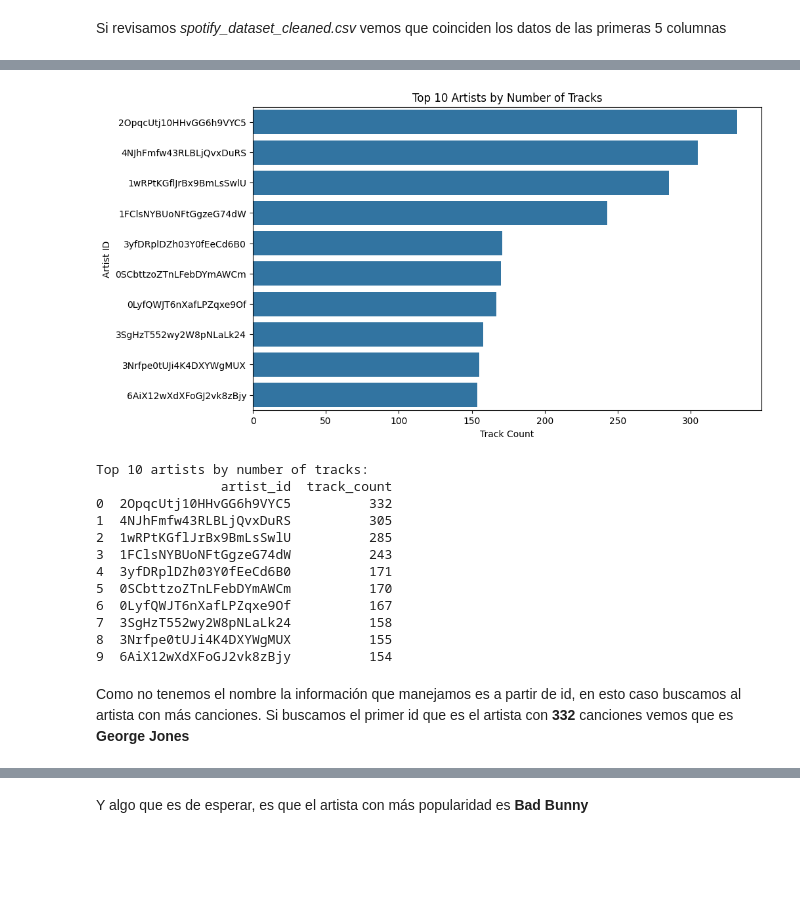
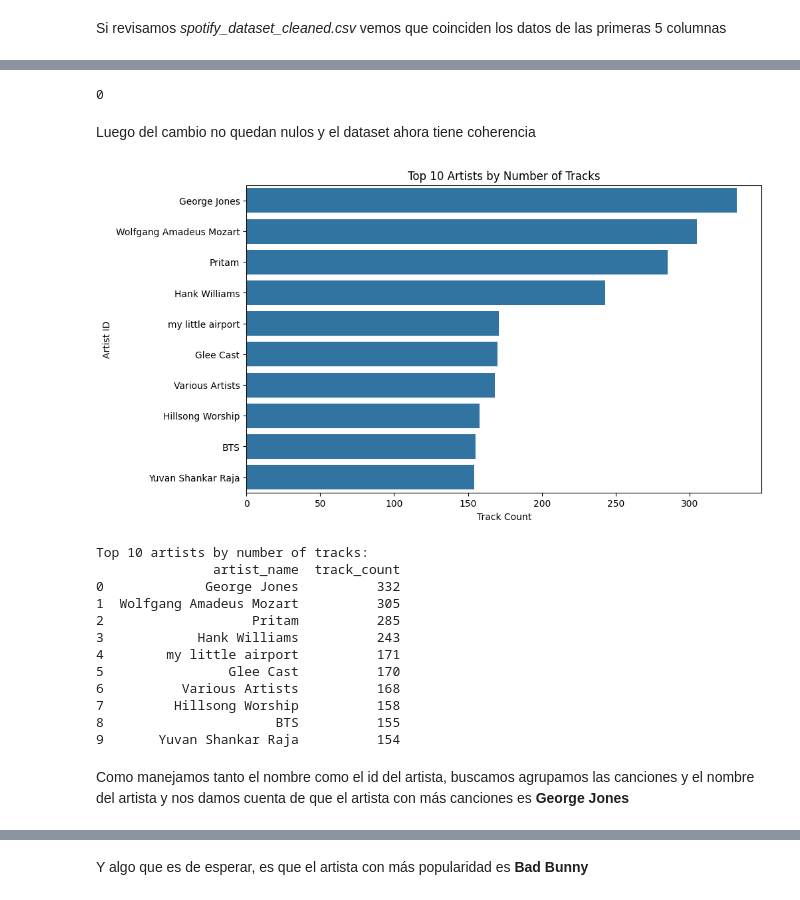
Before and after one commit to XGabrielEdwardsX/workshop_02, a Jupyter notebook: notebooks/api_spotify_003.ipynb, the cells around one changed output, grey strips where cells are left out. Drawn from its saved outputs; the diff is of its cells as text; code cells hidden in the pictures; blank space fills up the shorter version.

```diff
--- a/notebooks/api_spotify_003.ipynb
+++ b/notebooks/api_spotify_003.ipynb
@@ -228,28 +297,36 @@ No existen valores nulos debido a que como los datos fueron traidos a partir de
+# %%
+df['artist_name'] = df['artist_name'].fillna("Various Artists")
+# %%
+df['artist_name'].isna().sum()
+# %% [output]
+0
+# %% [markdown]
+Luego del cambio no quedan nulos y el dataset ahora tiene coherencia
 # %%
-top_tracks = df.groupby('artist_id')['track_id'].count().sort_values(ascending=False).head(10).reset_index(name='track_count')
+top_tracks = df.groupby('artist_name')['track_id'].count().sort_values(ascending=False).head(10).reset_index(name='track_count')
 
 plt.figure(figsize=(10, 6))
-sns.barplot(data=top_tracks, x='track_count', y='artist_id')
+sns.barplot(data=top_tracks, x='track_count', y='artist_name')
 plt.title('Top 10 Artists by Number of Tracks')
 plt.xlabel('Track Count')
 plt.ylabel('Artist ID')
 plt.show()
 
 print("Top 10 artists by number of tracks:")
-print(top_tracks[['artist_id', 'track_count']])
+print(top_tracks[['artist_name', 'track_count']])
 # %% [output]
-[figure, old version]
+[figure, new version]
 Top 10 artists by number of tracks:
-                artist_id  track_count
-0  2OpqcUtj10HHvGG6h9VYC5          332
-1  4NJhFmfw43RLBLjQvxDuRS          305
-2  1wRPtKGflJrBx9BmLsSwlU          285
-3  1FClsNYBUoNFtGgzeG74dW          243
-4  3yfDRplDZh03Y0fEeCd6B0          171
-5  0SCbttzoZTnLFebDYmAWCm          170
-6  0LyfQWJT6nXafLPZqxe9Of          167
-7  3SgHzT552wy2W8pNLaLk24          158
-8  3Nrfpe0tUJi4K4DXYWgMUX          155
-9  6AiX12wXdXFoGJ2vk8zBjy          154
+               artist_name  track_count
+0             George Jones          332
+1  Wolfgang Amadeus Mozart          305
+2                   Pritam          285
+3            Hank Williams          243
+4        my little airport          171
+5                Glee Cast          170
+6          Various Artists          168
+7         Hillsong Worship          158
+8                      BTS          155
+9       Yuvan Shankar Raja          154
 # %% [markdown]
-Como no tenemos el nombre la información que manejamos es a partir de id, en esto caso buscamos al artista con más canciones. Si buscamos el primer id que es el artista con **332** canciones vemos que es **George Jones**
+Como manejamos tanto el nombre como el id del artista, buscamos agrupamos las canciones y el nombre del artista y nos damos cuenta de que el artista con más canciones es **George Jones**
```
Also changed, not shown: parts of 23 cells of this notebook.
